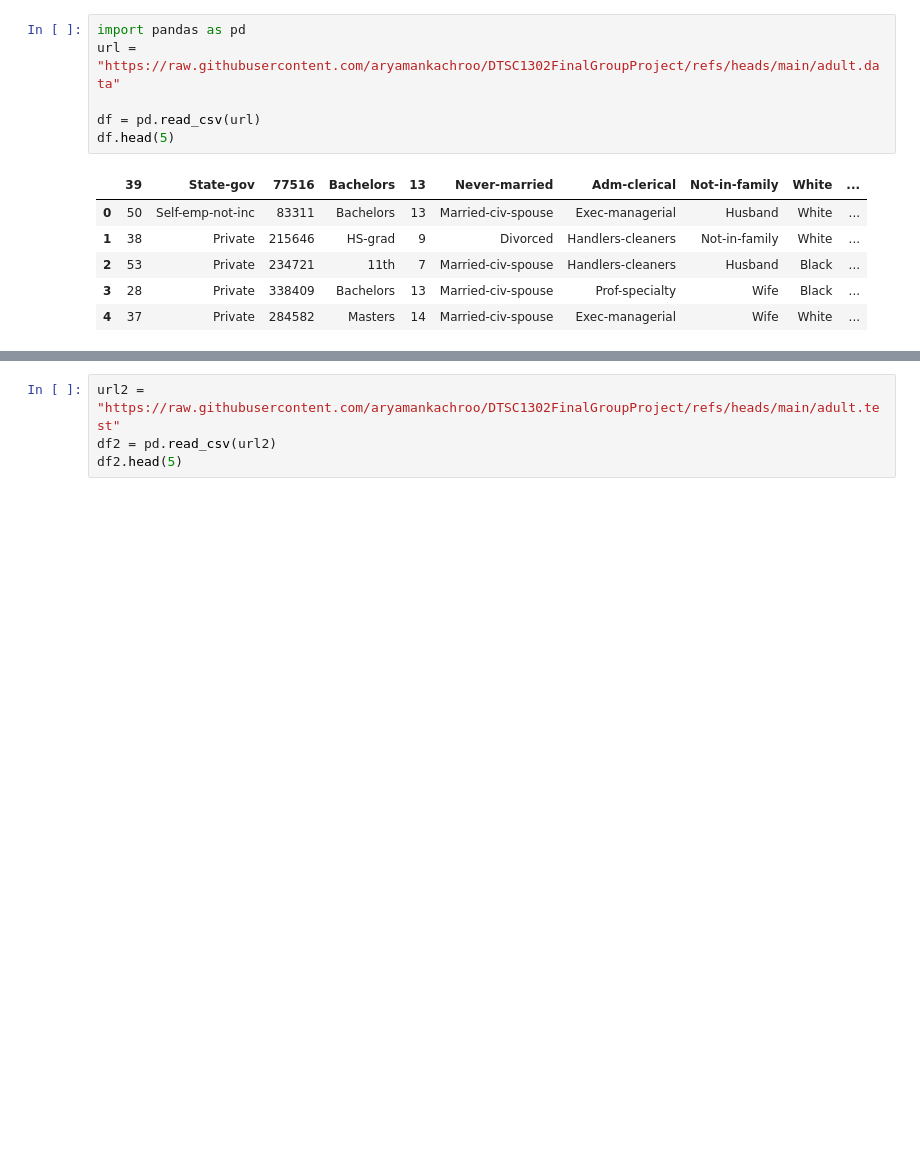
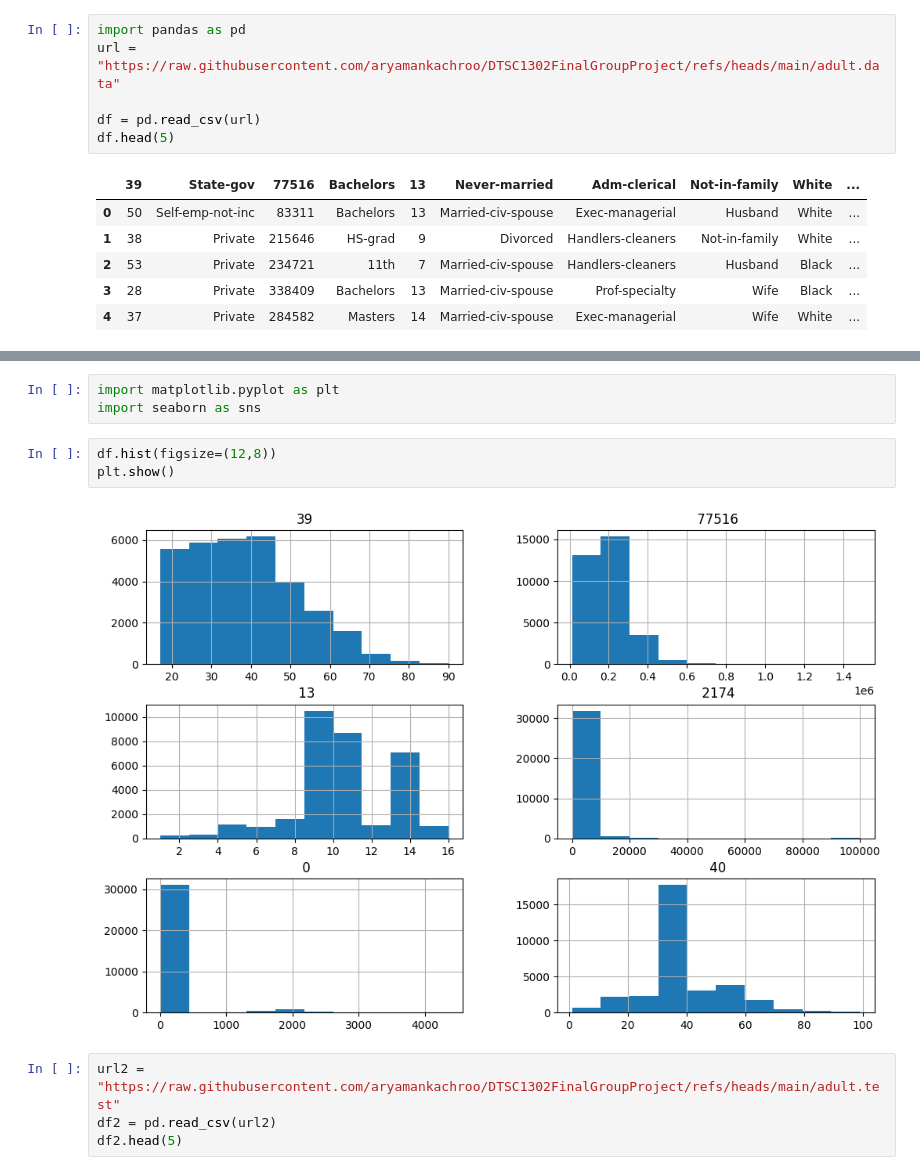
Before and after one commit to aryamankachroo/DTSC1302FinalGroupProject, a Jupyter notebook: DtscFinalProjectCode.ipynb, the cells around one changed output, grey strips where cells are left out. Cells and saved outputs as stored; diff of their text form; blank space fills up the shorter version.

Commit message:
Aryaman update visualizations

```diff
--- a/DtscFinalProjectCode.ipynb
+++ b/DtscFinalProjectCode.ipynb
@@ -16,3 +89,11 @@ df.head(5)
+# %%
+import matplotlib.pyplot as plt
+import seaborn as sns
+# %%
+df.hist(figsize=(12,8))
+plt.show()
+# %% [output]
+[figure, added]
 # %%
 url2 = "https://raw.githubusercontent.com/aryamankachroo/DTSC1302FinalGroupProject/refs/heads/main/adult.test"
 df2 = pd.read_csv(url2)
```
Also changed, not shown: parts of 4 cells of this notebook.
